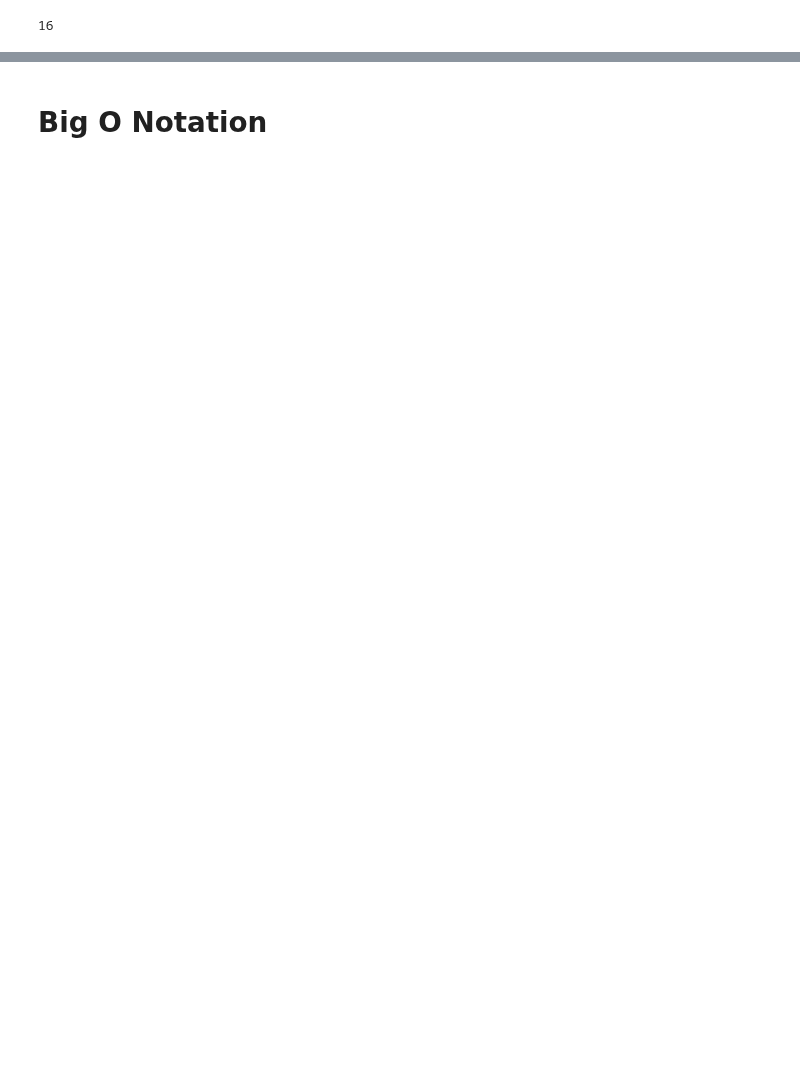
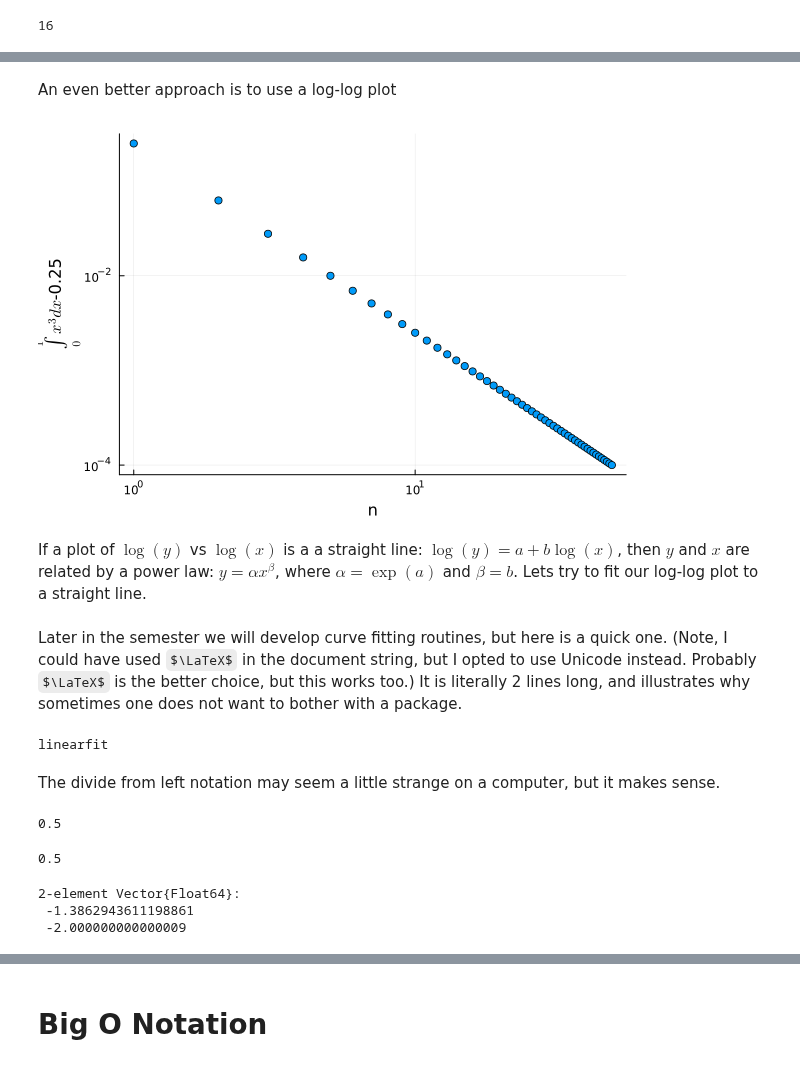
Before and after one commit to em256/phys4480, a Jupyter notebook: Period of a pendulum.ipynb, the cells around one changed output, grey strips where cells are left out. Saved outputs shown, nothing was run; the diff lists cells and outputs as text; code cells hidden in the pictures; some formulas as TeX source; blank space fills up the shorter version.

```diff
--- a/Period of a pendulum.ipynb
+++ b/Period of a pendulum.ipynb
@@ -183,0 +275,52 @@ Aparently the error scales as $1/n^2$
+# %% [markdown]
+An even better approach is to use a log-log plot
+# %%
+scatter(nvals,tvals.-0.25,xlabel="n",ylabel=L"$\int_0^1x^3dx$-0.25",
+    legend=false,xaxis=:log, yaxis=:log)
+# %% [output]
+[figure, added]
+# %% [markdown]
+If a plot of $\log(y)$  vs $\log(x)$ is a a straight line:  $\log(y)=a+b \log(x)$, then $y$ and $x$ are related by a power law:  $y=\alpha x^\beta$, where $\alpha=\exp(a)$ and $\beta=b$.  Lets try to fit our log-log plot to a straight line.
+# %% [markdown]
+Later in the semester we will develop curve fitting routines, but here is a quick one.  (Note, I could have used $\LaTeX$ in the document string, but I opted to use Unicode instead.  Probably $\LaTeX$ is the better choice, but this works too.)  It is literally 2 lines long, and illustrates why sometimes one does not want to bother with a package.
+# %%
+"""
+    linearfit(X,Y,functions)
+
+takes a set of `X=(x1,x2,...xn)`, `Y=(y1,y1,...yn)` and a set of `functions=(f1, f2,...fm)`
+and returns the set of coefficients `C=(c1,c2,..cm)` which minimize
+
+
+         n       m
+    χ²=  ∑  (yi- ∑  cj fj(xi))^2
+        i=1     j=1
+
+It is implemented by constructing the `n×m` matrix `A` with matrix elements
+
+    Aᵢⱼ= fj(xi)
+
+then `(AᵗA)C=AᵗY`, where `Y=(y1,y2,...yn)`.  Thus the optimal coefficients are
+`(AᵗA)⁻¹(AᵗY)`, which can be implemented with `(AᵗA)\\(AᵗY)`.
+"""
+function linearfit(X,Y,functions)
+    A=[f(x) for x in X, f in functions ]
+    return transpose(A)*A\(transpose(A)*Y) # This is equivalent to (AᵗA)⁻¹(AᵗY)
+end                                        # the "\" is "divide from left"
+# %% [output]
+linearfit
+# %% [markdown]
+The divide from left notation may seem a little strange on a computer, but it makes sense.
+# %%
+1 / 2  # The normal way to take the ratio of 1 and 2
+# %% [output]
+0.5
+# %%
+2 \ 1 # an alternative way to take the ratio of 1 and 2
+# %% [output]
+0.5
+# %%
+lf1=linearfit(log.(nvals),log.(tvals.-0.25),(x->1.,x->x))
+# %% [output]
+2-element Vector{Float64}:
+ -1.3862943611198861
+ -2.000000000000009
```
Also changed, not shown: parts of 123 cells of this notebook, 37 other files.
